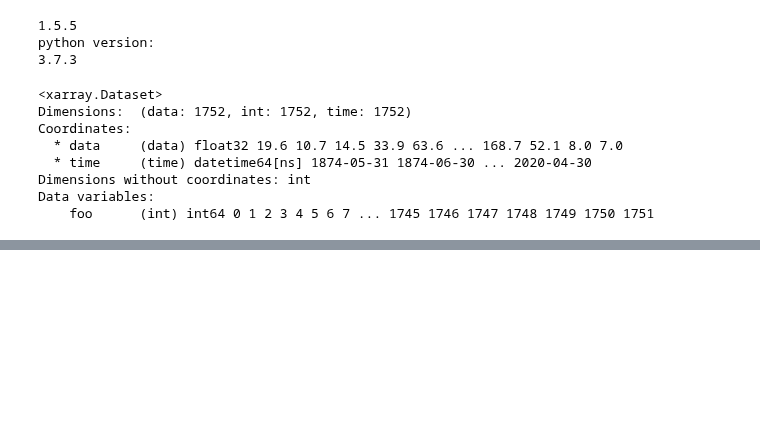
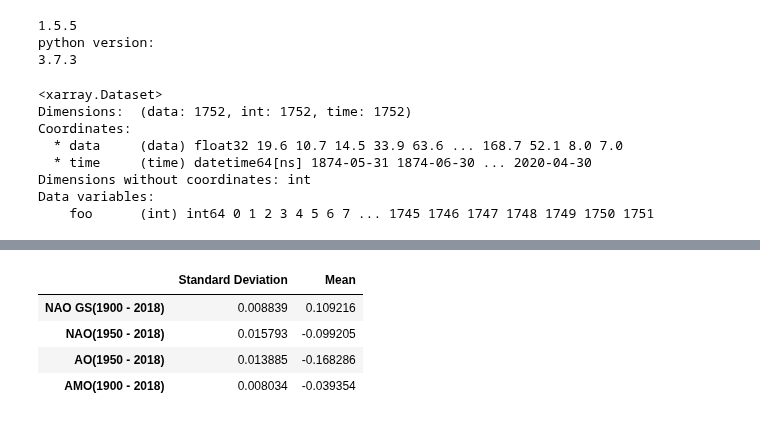
Before and after one commit to medhap02/AllIndiaRainfall, a Jupyter notebook: ISM_TestingOtherModesofVariability.ipynb, the cells around one changed output, grey strips where cells are left out. Drawn from its saved outputs; the diff is of its cells as text; code cells hidden in the pictures; blank space fills up the shorter version.

```diff
--- a/ISM_TestingOtherModesofVariability.ipynb
+++ b/ISM_TestingOtherModesofVariability.ipynb
@@ -29,7 +29,7 @@ python version:
 # %%
 precipdatpALLIN = xr.open_dataset('pALLIN.nc', decode_times=False)
 precipdatpALLIN
-time = pd.date_range('1874-05-01', freq='M', periods=1752)
+time = pd.date_range('1874-05-31', freq='M', periods=1752)
 precipALLIN = xr.Dataset({'data': ('data', precipdatpALLIN['precip']), 'time': time, 'foo': ('int', np.arange(1752))})
 precipALLIN
 # %% [output]
@@ -98,0 +585,4 @@ Ydata = ((rainfalldata - np.mean(rainfalldata))/np.std(rainfalldata))
+# %%
+Xtrain = ((fullAMO - np.mean(fullAMO))/np.std(fullAMO))
+Xdata = Xtrain.reshape(-1,1)
+print(Xdata)
@@ -98,0 +607,14 @@ Ydata = ((rainfalldata - np.mean(rainfalldata))/np.std(rainfalldata))
+# %%
+from sklearn.svm import SVC
+from sklearn.model_selection import cross_validate
+
+lmodel = LinearRegression()
+
+clf = SVC(kernel='linear', C=1) #isn't working
+cv_results = cross_validate(lmodel, Xdata, Ydata, cv=119, return_estimator=True)
+
+AMOcoef = []
+
+for model in cv_results['estimator']:
+    AMOcoef.append(model.coef_[0])
+    print(model.coef_)
@@ -98,0 +639,32 @@ Ydata = ((rainfalldata - np.mean(rainfalldata))/np.std(rainfalldata))
+# %%
+NAOGSregressionstd = np.std(NAOGScoef)
+NAOGSregressionmean = np.mean(NAOGScoef)
+NAOGSmodel = []
+NAOGSmodel.append(NAOGSregressionstd)
+NAOGSmodel.append(NAOGSregressionmean)
+
+NAOregressionstd = np.std(NAOcoef)
+NAOregressionmean = np.mean(NAOcoef)
+NAOmodel = []
+NAOmodel.append(NAOregressionstd)
+NAOmodel.append(NAOregressionmean)
+
+AOregressionstd = np.std(AOcoef)
+AOregressionmean = np.mean(AOcoef)
+AOmodel = []
+AOmodel.append(AOregressionstd)
+AOmodel.append(AOregressionmean)
+
+AMOregressionstd = np.std(AMOcoef)
+AMOregressionmean = np.mean(AMOcoef)
+AMOmodel = []
+AMOmodel.append(AMOregressionstd)
+AMOmodel.append(AMOregressionmean)
+
+pd.DataFrame.from_items([('NAO GS(1900 - 2018)', NAOGSmodel), ('NAO(1950 - 2018)', NAOmodel), ('AO(1950 - 2018)', AOmodel), ('AMO(1900 - 2018)', AMOmodel)], orient='index', columns=['Standard Deviation', 'Mean'])
+# %% [output]
+|  | Standard Deviation | Mean |
+| NAO GS(1900 - 2018) | 0.008839 | 0.109216 |
+| NAO(1950 - 2018) | 0.015793 | -0.099205 |
+| AO(1950 - 2018) | 0.013885 | -0.168286 |
+| AMO(1900 - 2018) | 0.008034 | -0.039354 |
```
Also changed, not shown: parts of 17 cells of this notebook.
